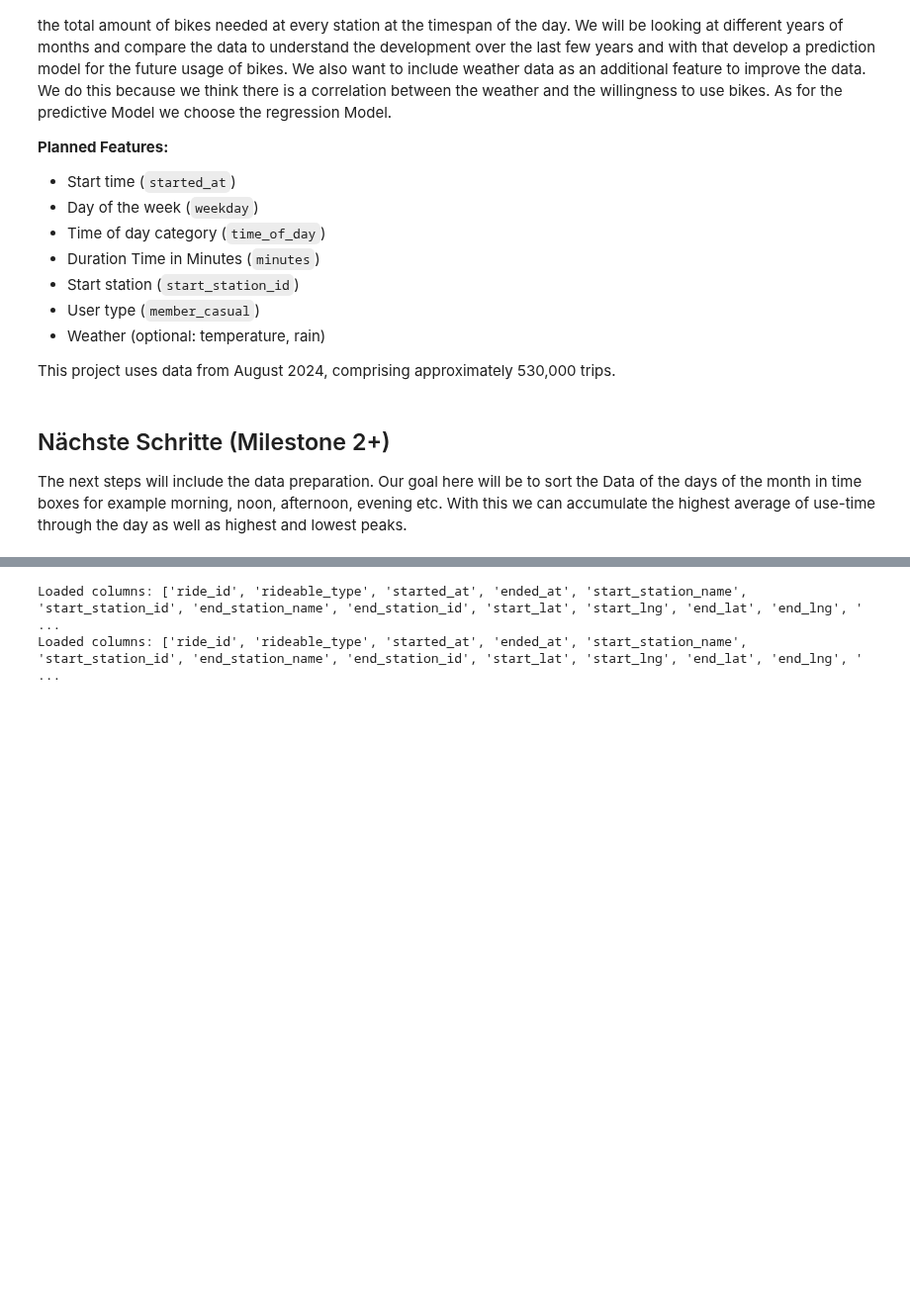
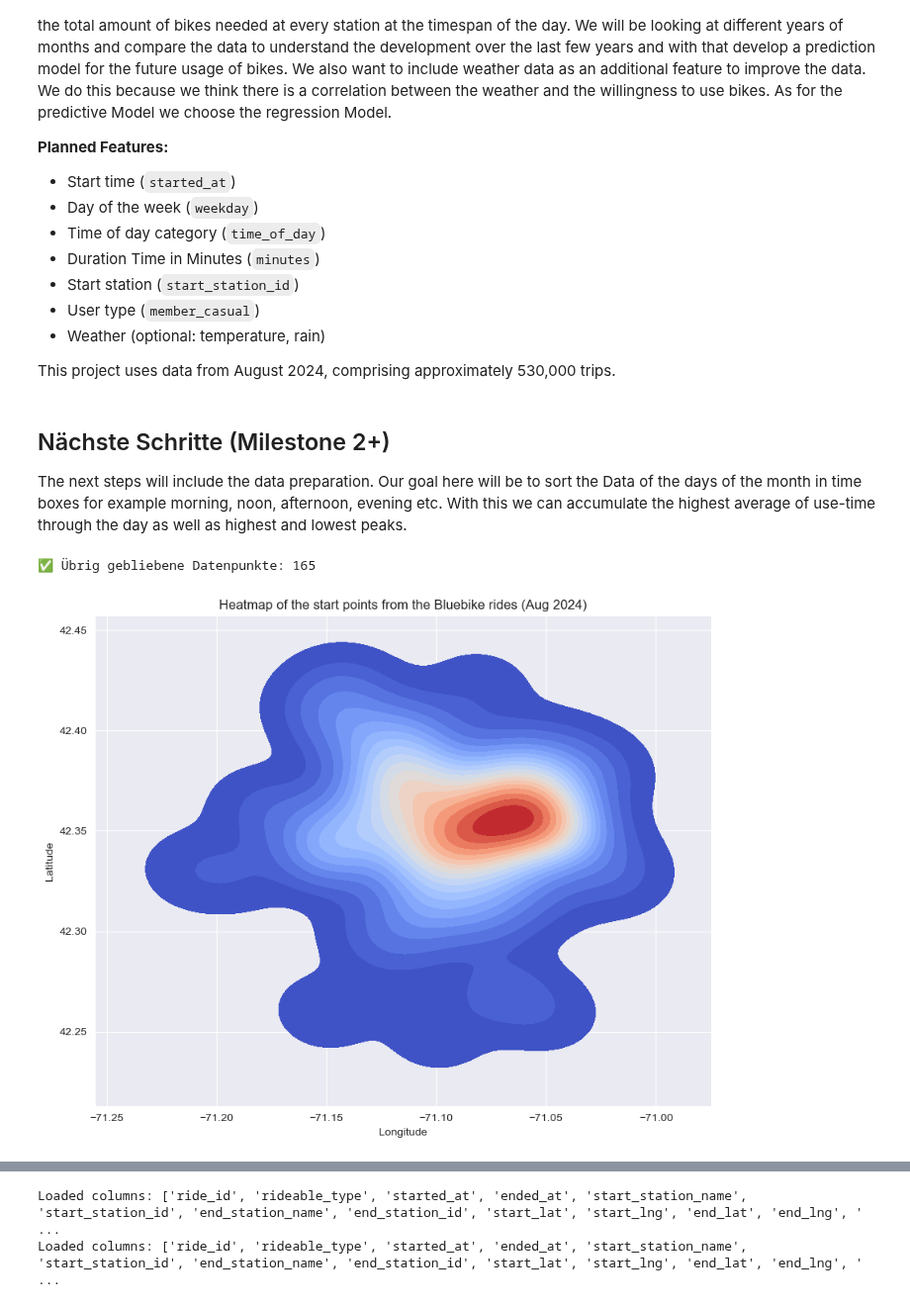
Before and after one commit to RubenCharara/Data-Science-and-Machine-Learning, a Jupyter notebook: milestone1_citibike.ipynb, the cells around one changed output, grey strips where cells are left out. Shown at 99% size. Drawn from its saved outputs; the diff is of its cells as text; code cells hidden in the pictures; blank space fills up the shorter version.

```diff
--- a/milestone1_citibike.ipynb
+++ b/milestone1_citibike.ipynb
@@ -100,37 +100,48 @@ The next steps will include the data preparation. Our goal here will be to sort
 # %%
 import pandas as pd
 import matplotlib.pyplot as plt
 import seaborn as sns
 
-
+# CSV einlesen (trennzeichen anpassen, Fehlerhafte Zeilen überspringen)
 df_trips = pd.read_csv('202408-bluebikes-tripdata.csv', sep=';', on_bad_lines='skip')
 
+# Startzeitpunkt in datetime umwandeln
+df_trips['started_at'] = pd.to_datetime(df_trips['started_at'], format='%d.%m.%Y %H:%M', errors='coerce')
 
-df_trips['started_at'] = pd.to_datetime(df_trips['started_at'], format='%d.%m.%Y %H:%M', errors='coerce')
+# Entferne Zeilen mit ungültigem Datum
 df_trips = df_trips.dropna(subset=['started_at'])
 
-
+# Spalten für Koordinaten in Zahlen umwandeln
 for col in ['start_lat', 'start_lng', 'end_lat', 'end_lng']:
-    # Entferne alle Punkte in den Strings
-    df_trips[col] = df_trips[col].astype(str).str.replace('.', '', regex=False)
-    # Nun in float umwandeln
     df_trips[col] = pd.to_numeric(df_trips[col], errors='coerce')
 
+# Entferne Zeilen mit fehlenden Koordinaten
+df_trips = df_trips.dropna(subset=['start_lat', 'start_lng'])
 
-df_trips = df_trips.dropna(subset=['start_lat', 'start_lng', 'end_lat', 'end_lng'])
+# Filtere unrealistische Koordinaten (Boston liegt grob in diesem Bereich)
+df_trips = df_trips[
+    (df_trips['start_lat'] > 42.0) & (df_trips['start_lat'] < 43.0) &
+    (df_trips['start_lng'] > -72.0) & (df_trips['start_lng'] < -70.0)
+]
 
+# Ausgabe zur Kontrolle
+print("✅ Übrig gebliebene Datenpunkte:", len(df_trips))
 
+# Heatmap plotten
 plt.figure(figsize=(10, 8))
 sns.kdeplot(
     x=df_trips['start_lng'],
     y=df_trips['start_lat'],
     cmap="coolwarm",
     fill=True,
-    thresh=0.05,
-    levels=100
+    thresh=0.01,
+    levels=20
 )
 plt.title('Heatmap of the start points from the Bluebike rides (Aug 2024)')
 plt.xlabel('Longitude')
 plt.ylabel('Latitude')
 plt.show()
+# %% [output]
+✅ Übrig gebliebene Datenpunkte: 165
+[figure, added]
 # %%
```
Also changed, not shown: parts of 11 cells of this notebook.
